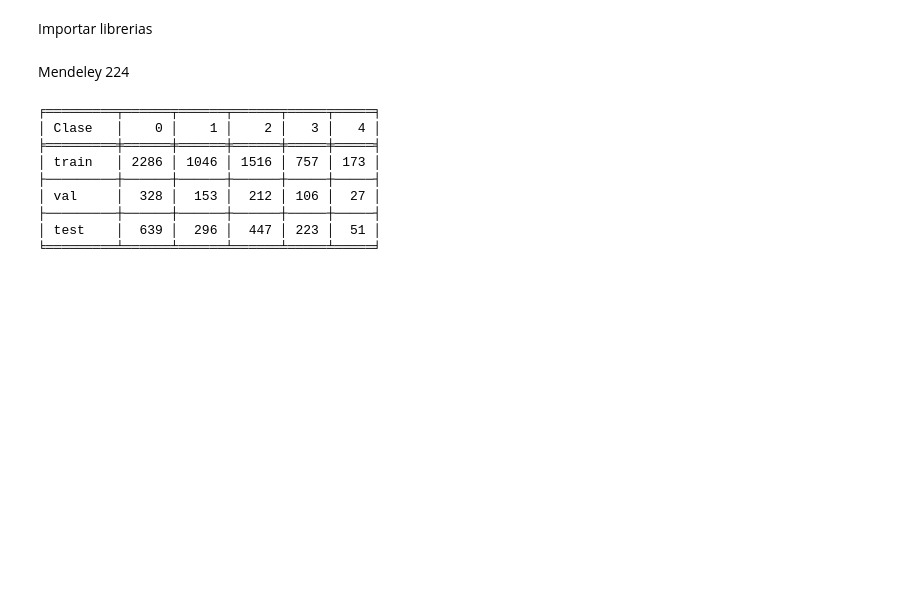
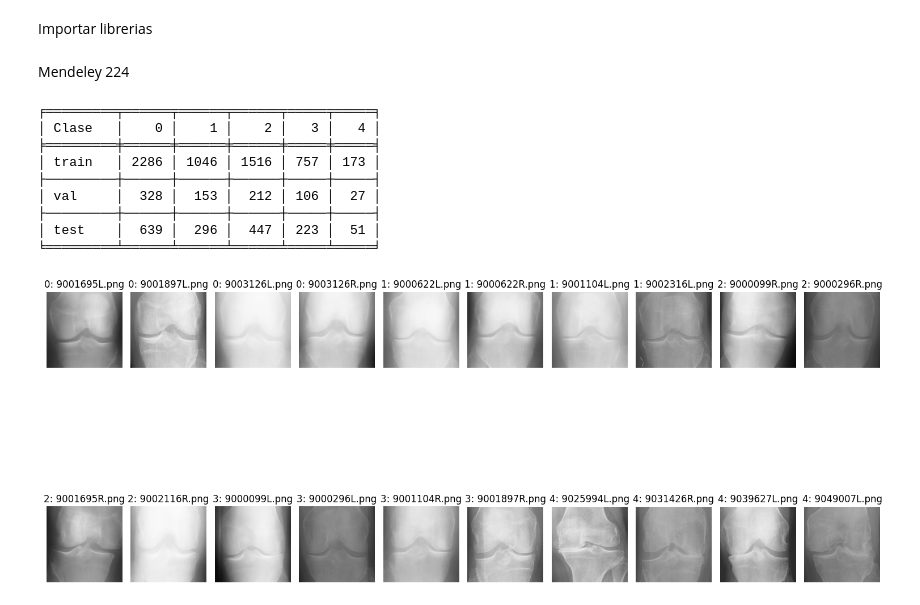
Before and after one commit to Tempus23/Radiography_TFG, a Jupyter notebook: data.ipynb, the cells around one changed output. Saved outputs shown, nothing was run; the diff lists cells and outputs as text; code cells hidden in the pictures; blank space fills up the shorter version.

Commit message:
training_local

```diff
--- a/data.ipynb
+++ b/data.ipynb
@@ -10,15 +10,17 @@ from src.data import *
 Mendeley 224
 # %%
 img = explorar_split_data(MENDELEY_OAI_224_SPLIT_PATH)
+mostrar_imagenes(os.path.join(MENDELEY_OAI_224_SPLIT_PATH, 'train'))
 # %% [output]
 ╒═════════╤══════╤══════╤══════╤═════╤═════╕
 │ Clase   │    0 │    1 │    2 │   3 │   4 │
 ╞═════════╪══════╪══════╪══════╪═════╪═════╡
 │ train   │ 2286 │ 1046 │ 1516 │ 757 │ 173 │
 ├─────────┼──────┼──────┼──────┼─────┼─────┤
 │ val     │  328 │  153 │  212 │ 106 │  27 │
 ├─────────┼──────┼──────┼──────┼─────┼─────┤
 │ test    │  639 │  296 │  447 │ 223 │  51 │
 ╘═════════╧══════╧══════╧══════╧═════╧═════╛
+[figure, added]
 # %%
 img = explorar_data(MENDELEY_EXPERT1_PATH)
```
Also changed, not shown: parts of 2 cells of this notebook, 12 other files.
